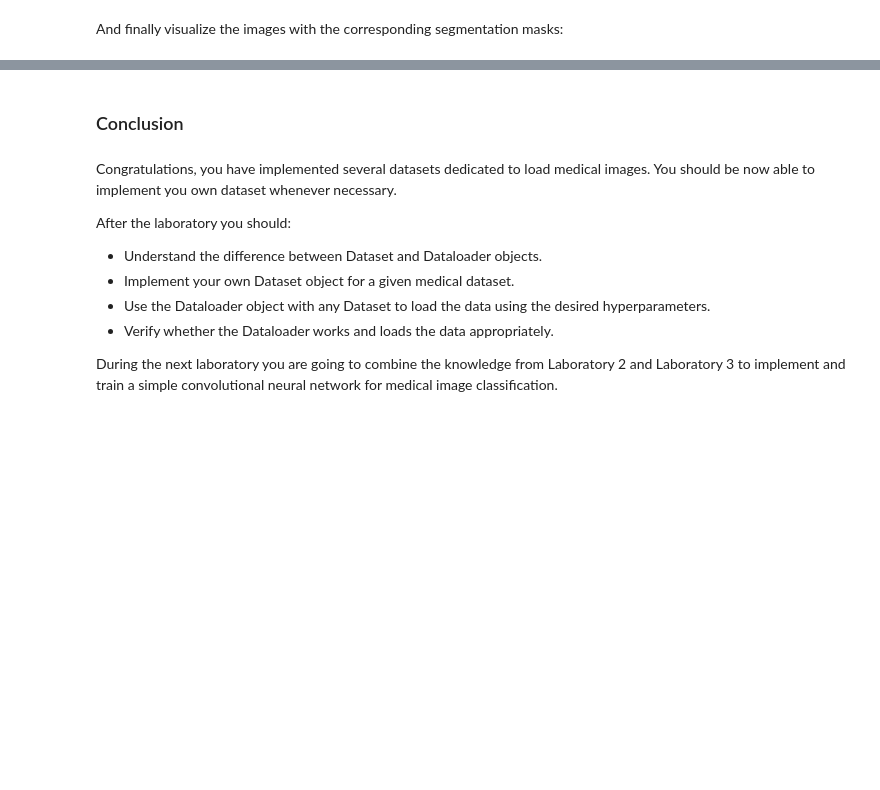
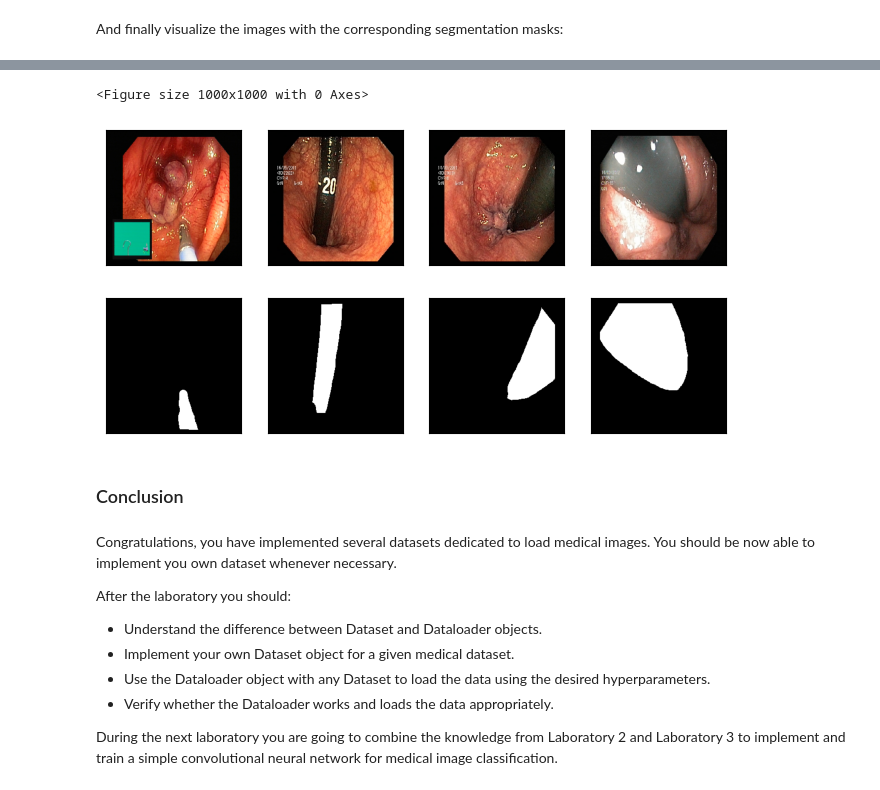
Before and after one commit to ASingh-AGH/AI_Collab, a Jupyter notebook: DLMIA Lab3.ipynb, the cells around one changed output, grey strips where cells are left out. Saved outputs shown, nothing was run; the diff lists cells and outputs as text; code cells hidden in the pictures; blank space fills up the shorter version.

```diff
--- a/DLMIA Lab3.ipynb
+++ b/DLMIA Lab3.ipynb
@@ -272,0 +407,22 @@ Dataset size: 590
+# %%
+# AGAIN SAME ISSUE WIITH FILE NAMING AUTOMATICALLY<< KEEP IN MIND TO CHECK MANUALLY
+
+import pandas as pd
+import scipy.ndimage
+from skimage import color
+
+data_path = os.path.join(output_folder, "kvasir-instrument")
+path_to_images = os.path.join(data_path, "images/images")
+path_to_masks = os.path.join(data_path, "masks/masks")
+matched_csv_path = os.path.join(data_path, "matched.csv")
+images_cases = os.listdir(path_to_images)
+
+matched_cases=[]
+for image in images_cases:
+    image_path = os.path.join(path_to_images, image)
+    mask_path = os.path.join(path_to_masks, image.replace("jpg","png"))
+    matched_cases.append([image_path, mask_path])
+
+dataframe = pd.DataFrame(matched_cases, columns=["Image_Path", "Mask_Path"])
+print(dataframe.head())
+dataframe.to_csv(matched_csv_path, index=False)
@@ -279,3 +491,25 @@ And finally visualize the images with the corresponding segmentation masks:
+# %%
+shuffle = True
+matched_dataset = EndoscopyDataset(data_path, matched_csv_path)
+matched_dataloader = tc.utils.data.DataLoader(matched_dataset, batch_size=batch_size, shuffle=shuffle)
+figure = plt.figure(figsize=(10, 10))
+
+for images, masks in matched_dataloader:
+    fig, axs = plt.subplots(2,4, figsize=(8, 4))
+    for i in range(4):
+        axs[0][i].set_xticks([]);
+        axs[0][i].set_yticks([])
+        axs[1][i].set_xticks([]);
+        axs[1][i].set_yticks([])
+        axs[0][i].imshow(np.transpose(images[i].numpy(), (1, 2, 0)))
+
+        mask = np.transpose(masks[i].numpy(), (1, 2, 0))
+        mask = mask.squeeze(axis=2)
+        axs[1][i].imshow(mask, cmap='gray')
+    break
+# %% [output]
+<Figure size 1000x1000 with 0 Axes>
+[figure, added]
 # %% [markdown]
 ### Conclusion
 # %% [markdown]
```
Also changed, not shown: parts of 20 cells of this notebook.
